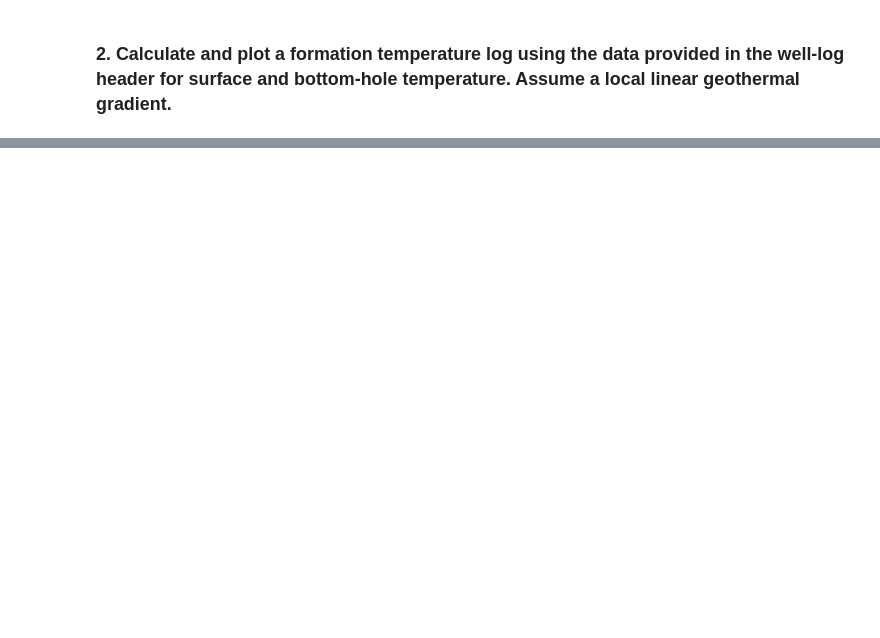
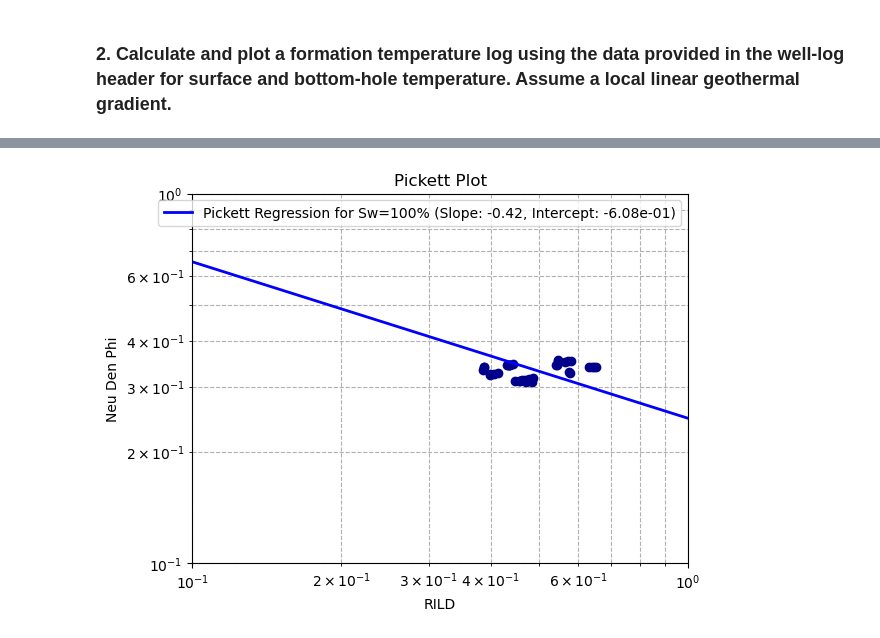
Before and after one commit to mariafgg-utpge/FE_HWK3, a Jupyter notebook: HWK3.ipynb, the cells around one changed output, grey strips where cells are left out. Drawn from its saved outputs; the diff is of its cells as text; code cells hidden in the pictures; blank space fills up the shorter version.

```diff
--- a/HWK3.ipynb
+++ b/HWK3.ipynb
@@ -172,0 +990,3 @@ plt.show()
+# %%
+df2['Neu_Den_Phi']=np.sqrt((df2['NPHI_SS']**2+df2['Phi_den_ss']**2)/2)
+df2[['Neu_Den_Phi']].describe()
@@ -172,0 +1007,4 @@ plt.show()
+# %%
+# For the aquifer, we apply the Clean Sandstone filters
+filtered_df = df2[(df2['GR'] < 40) & (df2['diff_phi'].abs() <= 0.01)& (df2['DEPTH']>=5620)]
+filtered_df.describe()
@@ -172,0 +1218,4 @@ plt.show()
+# %%
+# We focus on the fully saturated interval, and produce a dataframe only with aquifer data
+df_aquifer = filtered_df[(filtered_df['DEPTH'] >=5655) & (filtered_df['DEPTH'] <=5720)]
+df_aquifer.describe()
@@ -172,0 +1232,63 @@ plt.show()
+# %%
+from scipy.stats import linregress
+
+# We create the log-log plot
+fig, ax = plt.subplots()
+ax.loglog(df_aquifer['RILD'], df_aquifer['Neu_Den_Phi'], 'o', color='DarkBlue')
+RILD = np.log10(df_aquifer['RILD'])
+NEUDENPHI=np.log10(df_aquifer['Neu_Den_Phi'])
+
+# # We then perform normal linear regression on the log-transformed data
+# log_RILD = np.log10(df_aquifer['RILD'])
+# log_Neu_Den_Phi = np.log10(df_aquifer['Neu_Den_Phi'])
+slope, intercept, r_value, p_value, std_err = linregress(RILD, NEUDENPHI)
+
+print("slope", slope)
+print("intercept",intercept)
+print(r_value)
+
+# Then we find the Rw as
+Rw=10**(-intercept/slope)
+print(f'Rw is {Rw} ohm.m')
+
+# Then, we create a new set of data to plot the Sw=1 line
+pickett_df = df_aquifer[['RILD','Neu_Den_Phi']].reset_index(drop=True)
+# we add the 100% porosity and Rt=Rw point to this dataframe
+pickett_df.loc[len(pickett_df)]=[0.061266193925537456, 1]#df.loc[len(df)] = [2, 3, 4]
+pickett_df
+
+SW_RILD=np.log10(pickett_df['RILD'])
+SW_NEUDENPHI=np.log10(pickett_df['Neu_Den_Phi'])
+
+slope_pickett, intercept_pickett, r_value2, p_value2, std_err2 = linregress(SW_RILD, SW_NEUDENPHI)
+print("1/m is", slope_pickett)
+m=-1/slope_pickett
+print("m equals to", m)
+
+# Calculate predicted y-values for the pickett_df regression line
+x_pickett_extended = np.logspace(np.log10(pickett_df['RILD'].min()) - 1, np.log10(pickett_df['RILD'].max()) + 1, 100)
+predicted_y_pickett = 10**(slope_pickett * np.log10(x_pickett_extended) + intercept_pickett)
+
+# Plot the pickett_df regression line
+ax.plot(x_pickett_extended, predicted_y_pickett, 'b-', linewidth=2, label=f'Pickett Regression for Sw=100% (Slope: {slope_pickett:.2f}, Intercept: {intercept_pickett:.2e})')
+print("intercept",intercept2)
+print(r_value2)
+
+# # Customizing the plot
+ax.set_xlabel('RILD')
+ax.set_ylabel('Neu Den Phi')
+ax.set_title('Pickett Plot')
+
+# Set the number of log cycles
+ax.set_xlim([10**-1, 10**0])  # x-axis limits
+ax.set_ylim([10**-1, 10**0])  # y-axis limits
+
+# Add gridlines
+ax.grid(True, which="both", ls="--")
+
+# Add legend
+ax.legend()
+
+# Show the plot
+plt.show()
+# %% [output]
@@ -172,0 +1303 @@ plt.show()
+[figure, added]
```
Also changed, not shown: parts of 38 cells of this notebook.
